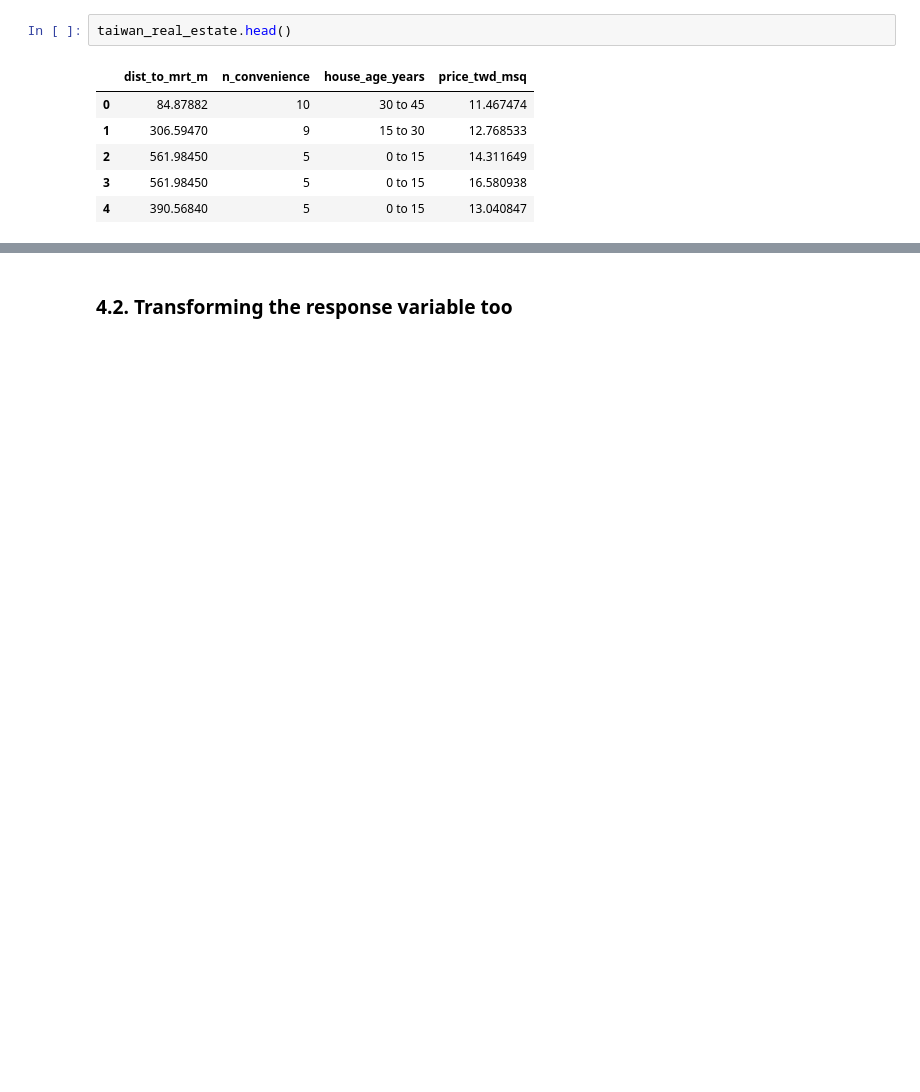
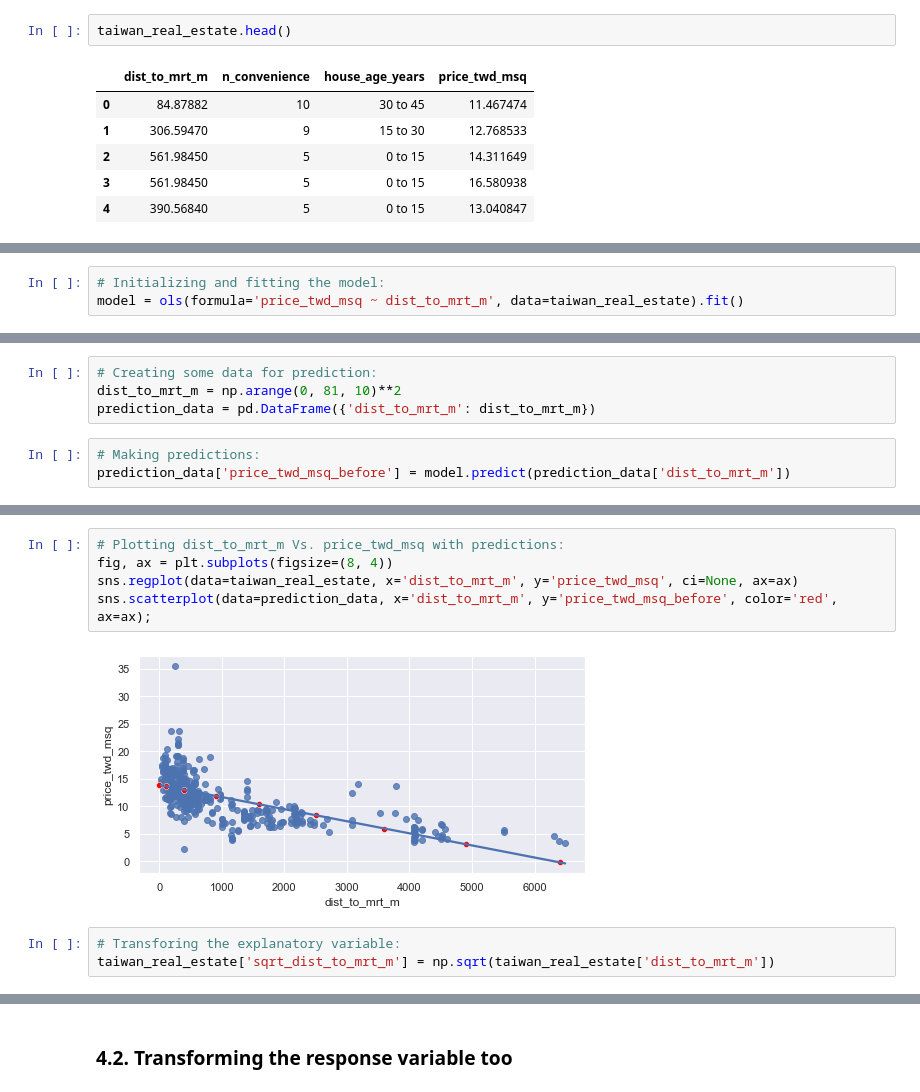
Before and after one commit to DVM-Moheb/Datacamp-Regression-with-Statsmodels-in-Python, a Jupyter notebook: 1. Introduction to Regression with statsmodels/ch02_predictions_and_model_objects.ipynb, the cells around one changed output, grey strips where cells are left out. Cells and saved outputs as stored; diff of their text form; blank space fills up the shorter version.

```diff
--- a/1. Introduction to Regression with statsmodels/ch02_predictions_and_model_objects.ipynb
+++ b/1. Introduction to Regression with statsmodels/ch02_predictions_and_model_objects.ipynb
@@ -353,0 +307,3 @@ ax = sns.scatterplot(data=prediction_data, x='sqrt_dist_to_mrt_m', y='price_twd_
+# %%
+# Initializing and fitting the model:
+model = ols(formula='price_twd_msq ~ dist_to_mrt_m', data=taiwan_real_estate).fit()
@@ -353,0 +317,7 @@ ax = sns.scatterplot(data=prediction_data, x='sqrt_dist_to_mrt_m', y='price_twd_
+# %%
+# Creating some data for prediction:
+dist_to_mrt_m = np.arange(0, 81, 10)**2
+prediction_data = pd.DataFrame({'dist_to_mrt_m': dist_to_mrt_m})
+# %%
+# Making predictions:
+prediction_data['price_twd_msq_before'] = model.predict(prediction_data['dist_to_mrt_m'])
@@ -353,0 +333,10 @@ ax = sns.scatterplot(data=prediction_data, x='sqrt_dist_to_mrt_m', y='price_twd_
+# %%
+# Plotting dist_to_mrt_m Vs. price_twd_msq with predictions:
+fig, ax = plt.subplots(figsize=(8, 4))
+sns.regplot(data=taiwan_real_estate, x='dist_to_mrt_m', y='price_twd_msq', ci=None, ax=ax)
+sns.scatterplot(data=prediction_data, x='dist_to_mrt_m', y='price_twd_msq_before', color='red', ax=ax);
+# %% [output]
+[figure, added]
+# %%
+# Transforing the explanatory variable:
+taiwan_real_estate['sqrt_dist_to_mrt_m'] = np.sqrt(taiwan_real_estate['dist_to_mrt_m'])
```
Also changed, not shown: parts of 65 cells of this notebook, 1 other file.
